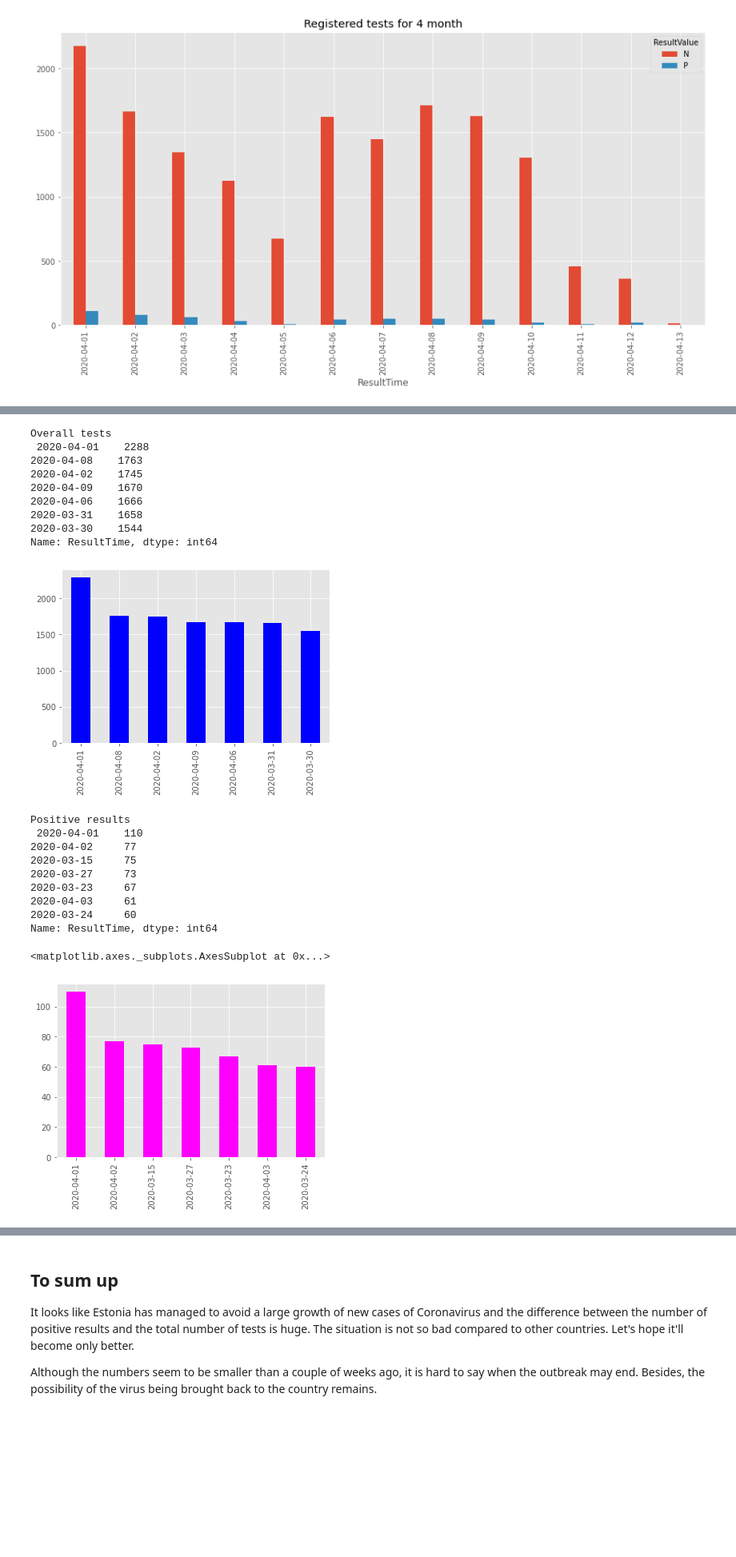
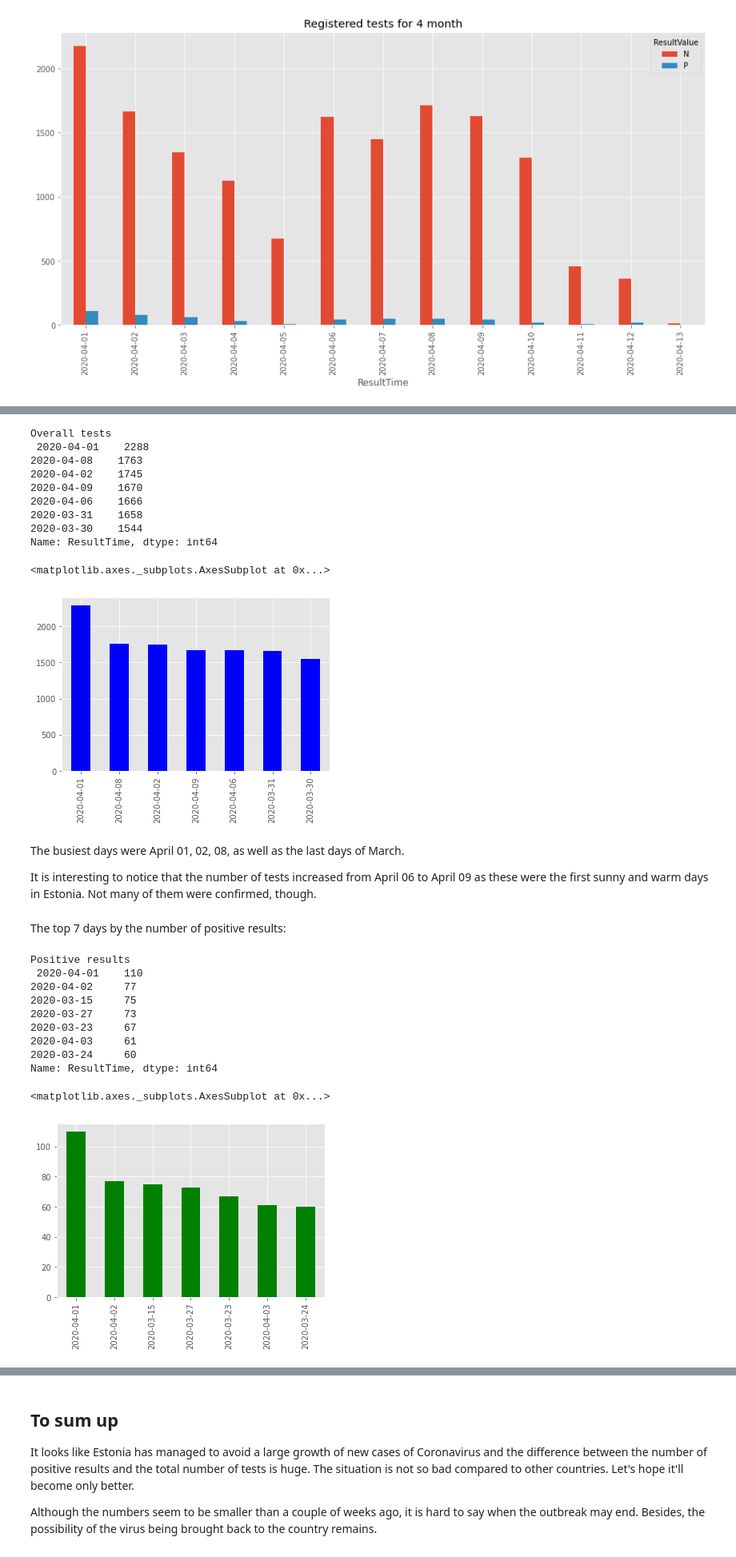
Before and after one commit to KseniiaL/Coronavirus-exploratory-analysis, a Jupyter notebook: Research.ipynb, the cells around one changed output, grey strips where cells are left out. Shown at 80% size. Saved outputs shown, nothing was run; the diff lists cells and outputs as text; code cells hidden in the pictures; blank space fills up the shorter version.

```diff
--- a/Research.ipynb
+++ b/Research.ipynb
@@ -205,32 +205,40 @@ Let's take a closer look at numbers:
+# %%
+overallTests = df['ResultTime'].value_counts().head(7)
+print("Overall tests\n", overallTests)
+overallTests.plot(kind='bar', color='b')
+# %% [output]
+Overall tests
+ 2020-04-01    2288
+2020-04-08    1763
+2020-04-02    1745
+2020-04-09    1670
+2020-04-06    1666
+2020-03-31    1658
+2020-03-30    1544
+Name: ResultTime, dtype: int64
+<matplotlib.axes._subplots.AxesSubplot at 0x...>
+[figure, added]
+# %% [markdown]
+The busiest days were April 01, 02, 08, as well as the last days of March.
+
+It is interesting to notice that the number of tests increased from April 06 to April 09 as these were the first sunny and warm days in Estonia. Not many of them were confirmed, though.
+# %% [markdown]
+The top 7 days by the number of positive results:
 # %%
-overallTests = df['ResultTime'].value_counts().head(7)
-print("Overall tests\n", overallTests)
-overallTests.plot(kind='bar', color='b')
-plt.show()
 positiveTests = df[df['ResultValue'] == 'P']['ResultTime'].value_counts().head(7)
 print("\nPositive results\n", positiveTests)
-positiveTests.plot(kind='bar', color='magenta')
+positiveTests.plot(kind='bar', color='g')
 # %% [output]
-Overall tests
- 2020-04-01    2288
-2020-04-08    1763
-2020-04-02    1745
-2020-04-09    1670
-2020-04-06    1666
-2020-03-31    1658
-2020-03-30    1544
+Positive results
+ 2020-04-01    110
+2020-04-02     77
+2020-03-15     75
+2020-03-27     73
+2020-03-23     67
+2020-04-03     61
+2020-03-24     60
 Name: ResultTime, dtype: int64
+<matplotlib.axes._subplots.AxesSubplot at 0x...>
-[figure, old version]
+[figure, new version]
-Positive results
- 2020-04-01    110
-2020-04-02     77
-2020-03-15     75
-2020-03-27     73
-2020-03-23     67
-2020-04-03     61
-2020-03-24     60
-Name: ResultTime, dtype: int64
-<matplotlib.axes._subplots.AxesSubplot at 0x...>
-[figure, removed]
 # %% [markdown]
 As mentioned above, the end of March and beginning of April were the toughest so far.
```
Also changed, not shown: parts of 3 cells of this notebook.
